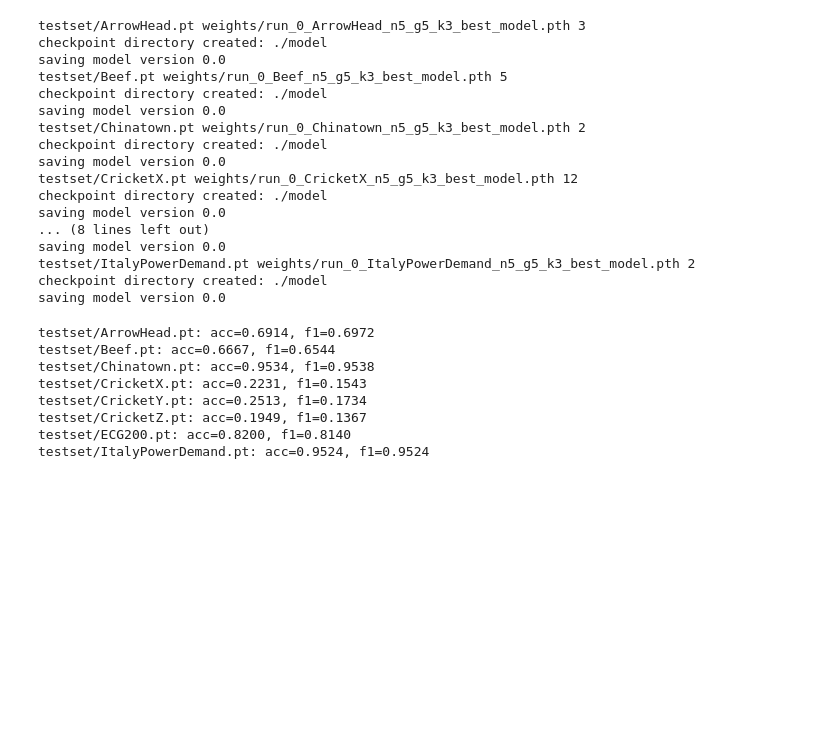
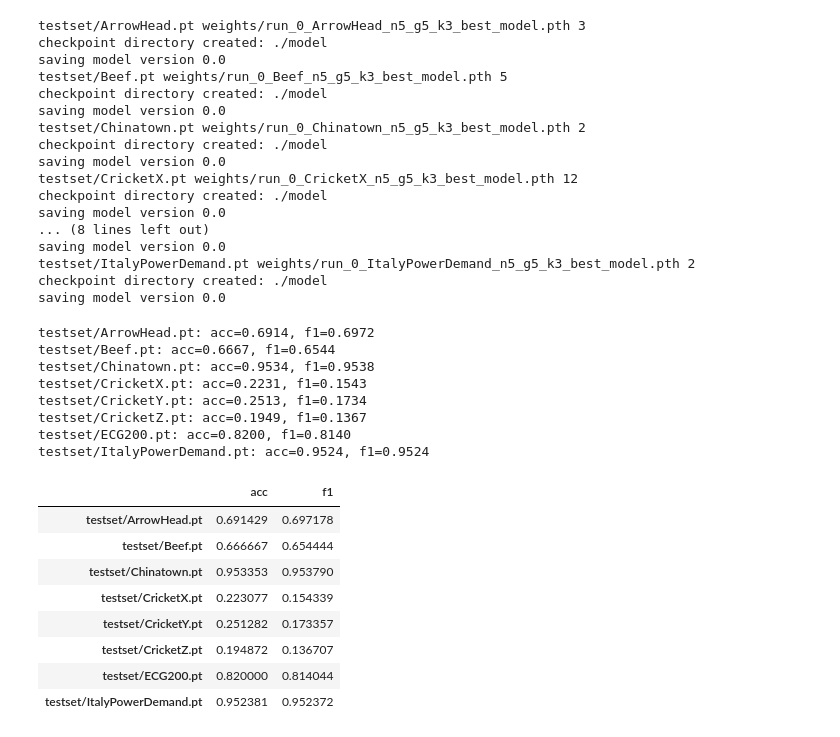
Before and after one commit to adilsonmedronha/FCKAN, a Jupyter notebook: src/kan/test.ipynb, the cells around one changed output. Drawn from its saved outputs; the diff is of its cells as text; code cells hidden in the pictures; blank space fills up the shorter version.

```diff
--- a/src/kan/test.ipynb
+++ b/src/kan/test.ipynb
@@ -121,13 +121,29 @@ saving model version 0.0
 # %%
 for r in results:
     acc, f1 = results[r]
     print(f'{r}: acc={acc:.4f}, f1={f1:.4f}')
+
+# create a pd
+import pandas as pd
+df = pd.DataFrame(results, index=['acc', 'f1']).T
+# sort df by name
+df = df.sort_index()
+df
 # %% [output]
 testset/ArrowHead.pt: acc=0.6914, f1=0.6972
 testset/Beef.pt: acc=0.6667, f1=0.6544
 testset/Chinatown.pt: acc=0.9534, f1=0.9538
 testset/CricketX.pt: acc=0.2231, f1=0.1543
 testset/CricketY.pt: acc=0.2513, f1=0.1734
 testset/CricketZ.pt: acc=0.1949, f1=0.1367
 testset/ECG200.pt: acc=0.8200, f1=0.8140
 testset/ItalyPowerDemand.pt: acc=0.9524, f1=0.9524
+|  | acc | f1 |
+| testset/ArrowHead.pt | 0.691429 | 0.697178 |
+| testset/Beef.pt | 0.666667 | 0.654444 |
+| testset/Chinatown.pt | 0.953353 | 0.953790 |
+| testset/CricketX.pt | 0.223077 | 0.154339 |
+| testset/CricketY.pt | 0.251282 | 0.173357 |
+| testset/CricketZ.pt | 0.194872 | 0.136707 |
+| testset/ECG200.pt | 0.820000 | 0.814044 |
+| testset/ItalyPowerDemand.pt | 0.952381 | 0.952372 |
```
Also changed, not shown: parts of 1 cell of this notebook, 9 other files.
